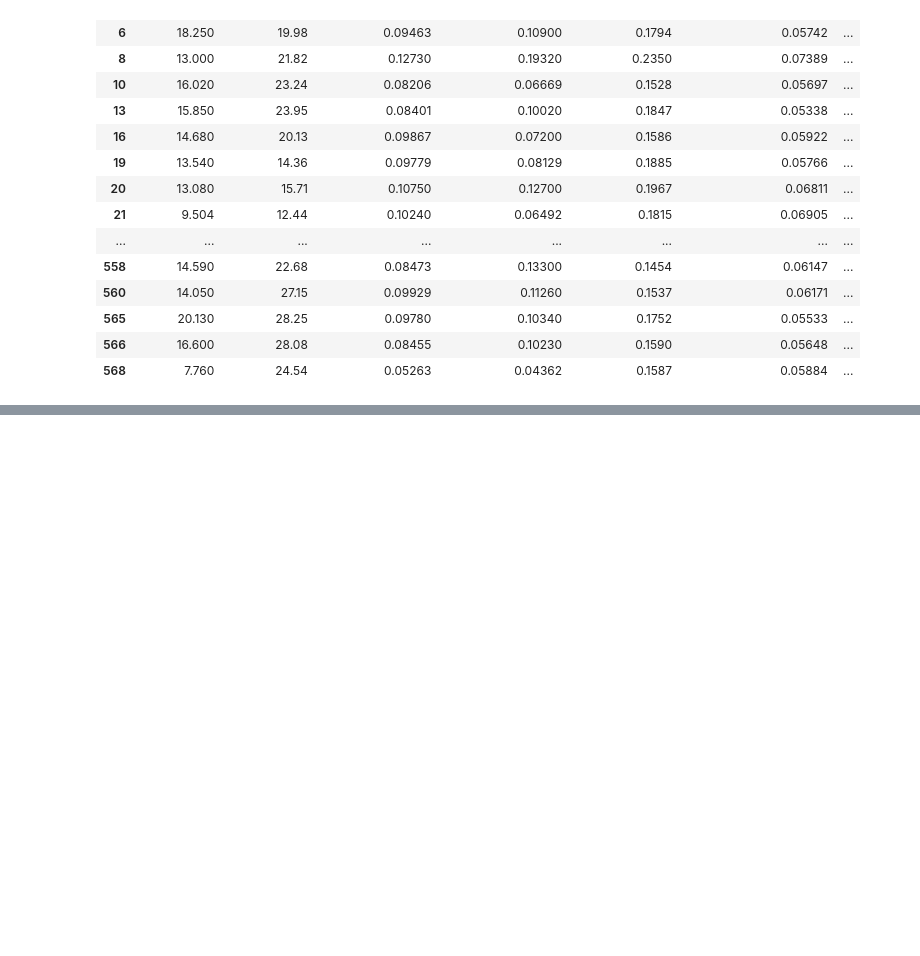
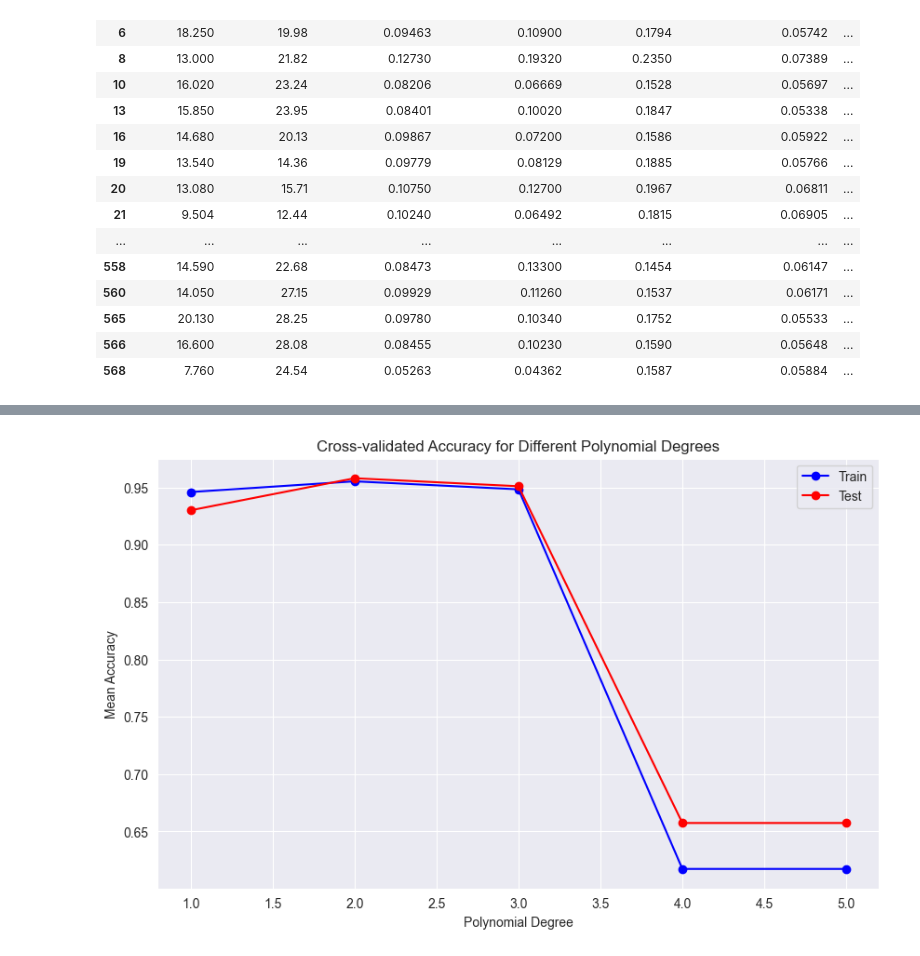
Before and after one commit to matijapavlovic8/breast-cancer-classification, a Jupyter notebook: breast-cancer-classification.ipynb, the cells around one changed output, grey strips where cells are left out. Saved outputs shown, nothing was run; the diff lists cells and outputs as text; code cells hidden in the pictures; blank space fills up the shorter version.

Commit message:
Result replication

```diff
--- a/breast-cancer-classification.ipynb
+++ b/breast-cancer-classification.ipynb
@@ -349,0 +358,11 @@ display(data_no_correlation)
+# %%
+from sklearn.exceptions import ConvergenceWarning
+from sklearn.model_selection import train_test_split
+import warnings
+warnings.filterwarnings("ignore", category=ConvergenceWarning)
+
+replication_dataset = data.drop(["fractal_dimension_mean", "texture_se", "symmetry_se", "id"], axis=1)
+X = replication_dataset.drop('diagnosis', axis=1)
+y = replication_dataset['diagnosis']
+
+X_train, X_test, y_train, y_test = train_test_split(X, y, train_size=0.75, test_size=0.25, random_state=13)
@@ -349,0 +373,77 @@ display(data_no_correlation)
+# %%
+from sklearn import metrics
+from sklearn.model_selection import cross_val_score, KFold
+from sklearn.preprocessing import PolynomialFeatures
+from sklearn.metrics import confusion_matrix, accuracy_score
+from sklearn.linear_model import LogisticRegression
+
+degree_values = range(1, 6)
+
+lr = LogisticRegression()
+
+k_fold = KFold(n_splits=5, shuffle=True, random_state=42)
+
+mean_scores_train = []
+mean_scores_test = []
+
+best_degree = None
+best_score = 0.0
+
+for degree in degree_values:
+    poly = PolynomialFeatures(degree=degree)
+    X_train_poly = poly.fit_transform(X_train)
+    X_test_poly = poly.transform(X_test)
+
+    cv_scores_train = cross_val_score(lr, X_train_poly, y_train, cv=k_fold, scoring='accuracy')
+    mean_scores_train.append(cv_scores_train.mean())
+
+    lr.fit(X_train_poly, y_train)
+
+    y_pred_test = lr.predict(X_test_poly)
+
+    accuracy_test = accuracy_score(y_test, y_pred_test)
+    mean_scores_test.append(accuracy_test)
+
+    if accuracy_test > best_score:
+        best_score = accuracy_test
+        best_degree = degree
+
+
+plt.figure(figsize=(10, 6))
+plt.plot(degree_values, mean_scores_train, marker='o', linestyle='-', color='b', label='Train')
+plt.plot(degree_values, mean_scores_test, marker='o', linestyle='-', color='r', label='Test')
+plt.title('Cross-validated Accuracy for Different Polynomial Degrees')
+plt.xlabel('Polynomial Degree')
+plt.ylabel('Mean Accuracy')
+plt.legend()
+plt.grid(True)
+plt.show()
+
+print(f"Best polynomial degree for test set: {best_degree}")
+
+lr = LogisticRegression()
+lr.fit(PolynomialFeatures(degree=best_degree).fit_transform(X_train), y_train)
+
+y_pred_tr = lr.predict(PolynomialFeatures(degree=best_degree).fit_transform(X_train))
+print(f'Accuracy score of logistic regression prediction on training data {accuracy_score(y_train, y_pred_tr)}')
+
+y_pred = lr.predict(PolynomialFeatures(degree=best_degree).fit_transform(X_test))
+print(f'Accuracy score of logistic regression prediction on test data {accuracy_score(y_test, y_pred)}')
+
+conf_matrix = confusion_matrix(y_test, y_pred, labels=['B', 'M'])
+
+cm_heatmap_lr = sns.heatmap(conf_matrix, annot=True, fmt="d", cmap="viridis", cbar=True,
+                         xticklabels=['Predicted Benign', 'Predicted Malignant'],
+                         yticklabels=['Actual Benign', 'Actual Malignant'])
+plt.show()
+
+y_pred_proba = lr.predict_proba(PolynomialFeatures(degree=best_degree).fit_transform(X_test))[::,1]
+fpr, tpr, _ = metrics.roc_curve(y_test, y_pred_proba, pos_label='M')
+auc = metrics.roc_auc_score(y_test, y_pred_proba)
+plt.plot(fpr, tpr)
+plt.title("AUC/ROC curve")
+plt.xlabel("False positive rate")
+plt.ylabel("True positive rate")
+plt.show()
+# %% [output]
+[figure, added]
```
Also changed, not shown: parts of 13 cells of this notebook.
